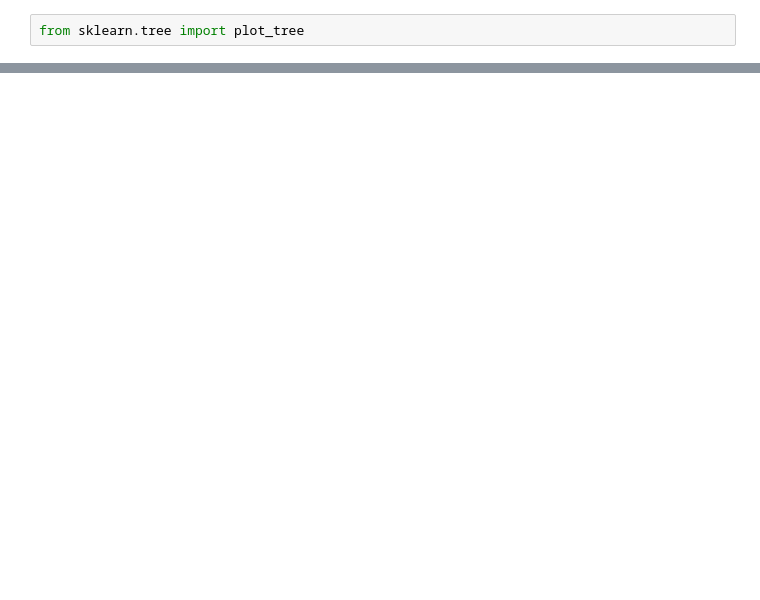
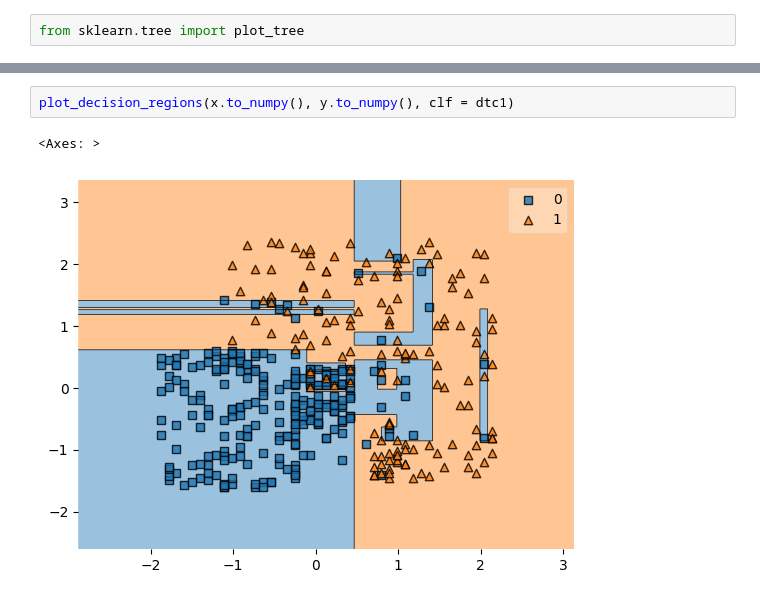
Before and after one commit to sanjay-r-0508/Data_Science_Notes, a Jupyter notebook: machine_learning/supervised_learning_in_ml/classification/decision_tree.ipynb, the cells around one changed output, grey strips where cells are left out. Cells and saved outputs as stored; diff of their text form; blank space fills up the shorter version.

```diff
--- a/machine_learning/supervised_learning_in_ml/classification/decision_tree.ipynb
+++ b/machine_learning/supervised_learning_in_ml/classification/decision_tree.ipynb
@@ -146,0 +151,5 @@ plt.show()
+# %%
+plot_decision_regions(x.to_numpy(), y.to_numpy(), clf = dtc1)
+# %% [output]
+<Axes: >
+[figure, added]
```
Also changed, not shown: parts of 8 cells of this notebook, 1 other file.
